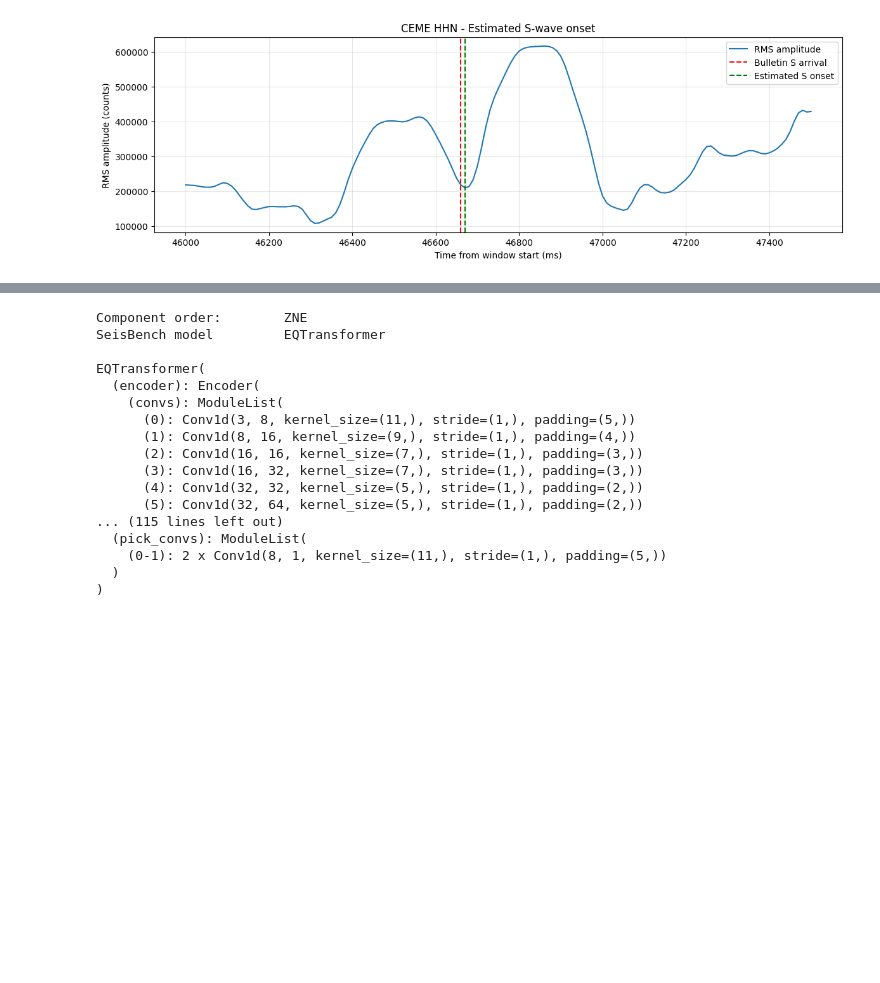
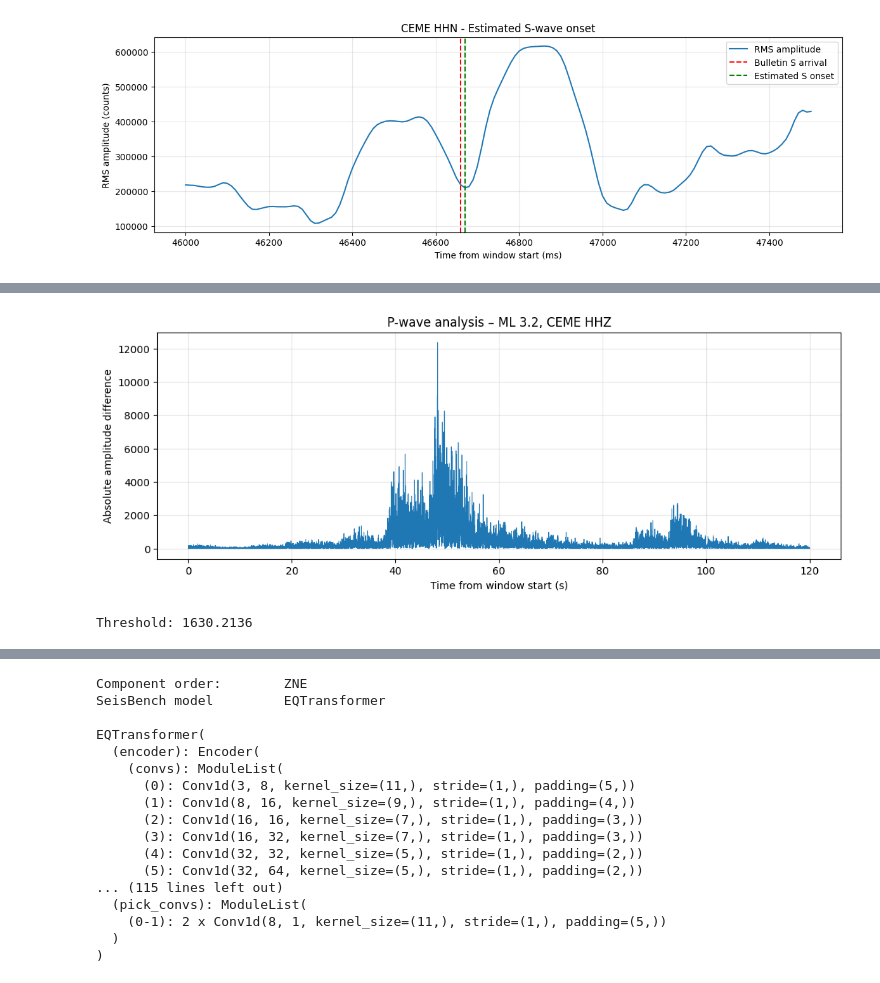
Before and after one commit to milena-seismo/DSB_capstone, a Jupyter notebook: DSB_Capstone_Milena.ipynb, the cells around one changed output, grey strips where cells are left out. Drawn from its saved outputs; the diff is of its cells as text; code cells hidden in the pictures; blank space fills up the shorter version.

```diff
--- a/DSB_Capstone_Milena.ipynb
+++ b/DSB_Capstone_Milena.ipynb
@@ -1616,0 +1687,36 @@ Difference from bulletin: 10 ms
+# %%
+
+# P-wave analysis for the second earthquake (HHZ)
+
+tr_test = st_test.select(channel="HHZ")[0].copy()
+
+time_test = tr_test.times() * 1000
+amplitude_test = pd.Series(tr_test.data.astype(float))
+amplitude_diff_test = amplitude_test.diff().abs().fillna(0)
+
+# Visualize amplitude changes
+plt.figure(figsize=(12, 4))
+plt.plot(time_test / 1000, amplitude_diff_test, linewidth=0.7)
+plt.xlabel("Time from window start (s)")
+plt.ylabel("Absolute amplitude difference")
+plt.title("P-wave analysis – ML 3.2, CEME HHZ")
+plt.grid(alpha=0.3)
+plt.show()
+# %% [output]
+[figure, added]
+# %%
+
+# Same P-wave threshold method as for the mainshock
+
+noise = amplitude_diff_test[
+    (time_test >= 30000) & (time_test < 35000)
+]
+
+median_noise = noise.median()
+mad_noise = (noise - median_noise).abs().median()
+
+threshold = median_noise + 6 * 1.4826 * mad_noise
+
+print("Threshold:", threshold)
+# %% [output]
+Threshold: 1630.2136
```
Also changed, not shown: parts of 11 cells of this notebook.
